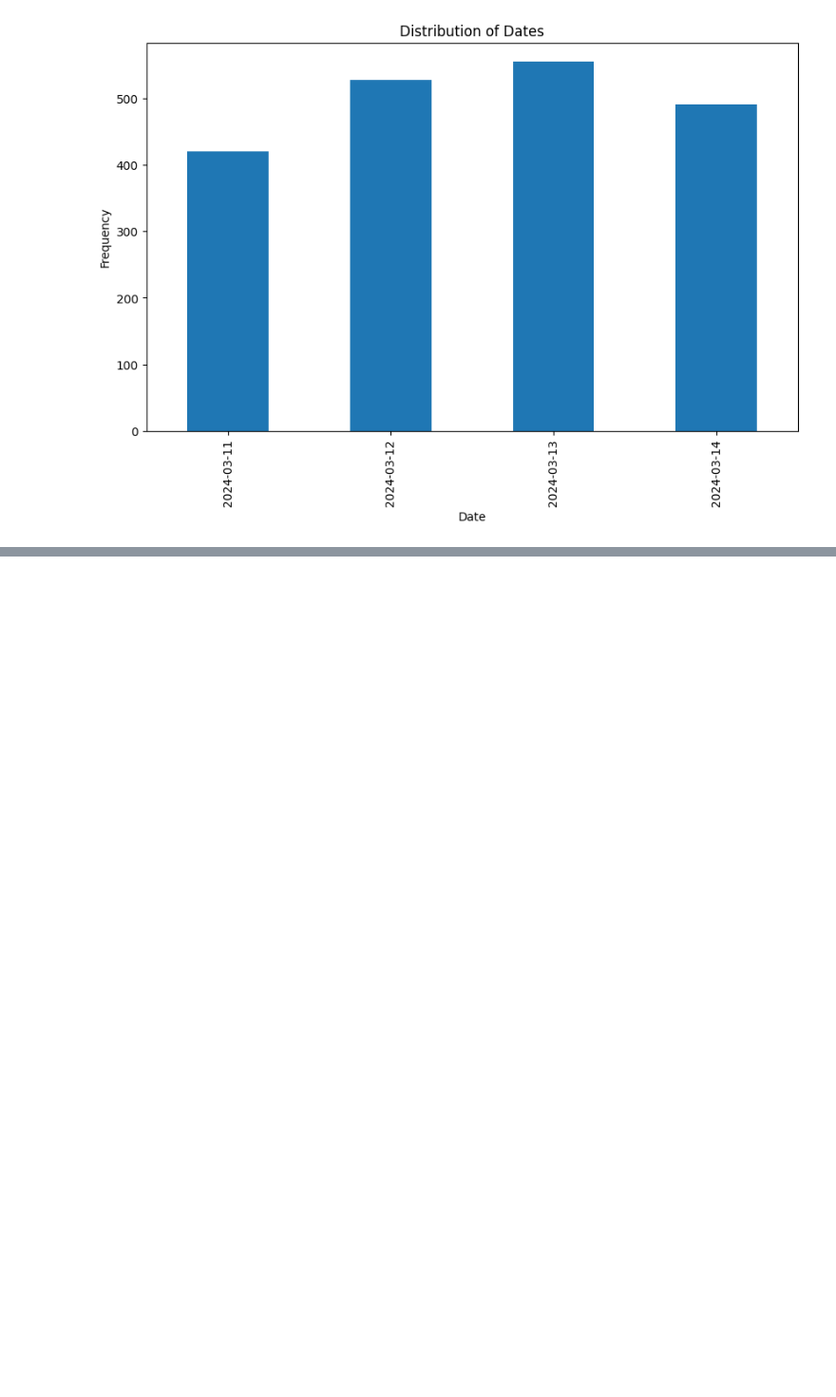
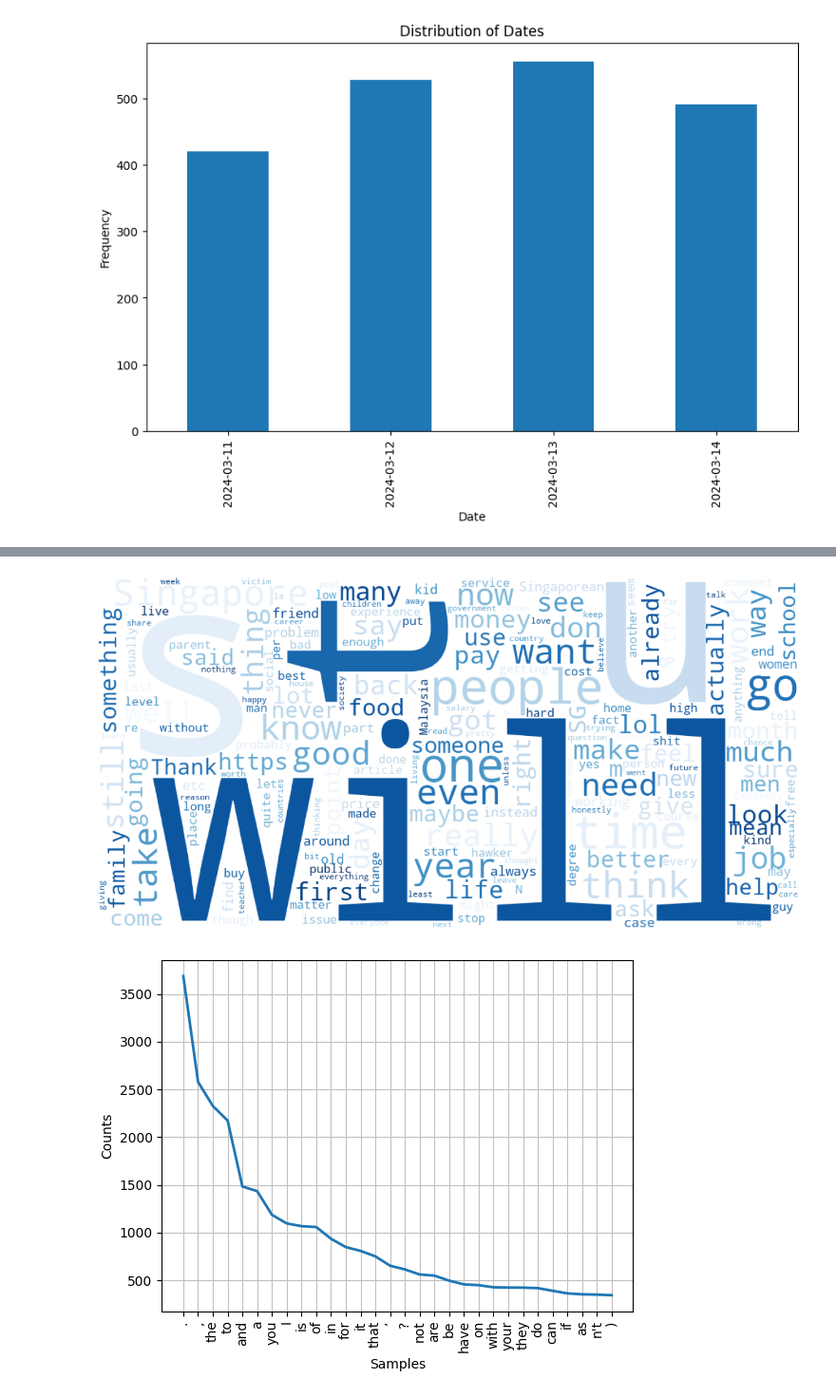
Before and after one commit to wbcmthh42/bead_pyspark, a Jupyter notebook: proj_radical_sparks/EDA/curate_trainset.ipynb, the cells around one changed output, grey strips where cells are left out. Shown at 95% size. Cells and saved outputs as stored; diff of their text form; code cells hidden in the pictures; blank space fills up the shorter version.

```diff
--- a/proj_radical_sparks/EDA/curate_trainset.ipynb
+++ b/proj_radical_sparks/EDA/curate_trainset.ipynb
@@ -326,3 +326,9 @@ def save_to_mysql(env_file_path, df):
         mydb.commit()
 
 save_to_mysql('.env', df_sample)
+# %%
+import pandas as pd
+
+# load data
+df_modelling = pd.read_csv('df_sample_for_modelling.csv', index_col=0)
+df_fullset = pd.read_csv('df_raw_clean.csv')
@@ -328,0 +344,21 @@ save_to_mysql('.env', df_sample)
+# %%
+from wordcloud import WordCloud
+from nltk.probability import FreqDist
+import matplotlib.pyplot as plt
+from nltk.tokenize import word_tokenize
+
+# Generate a word cloud
+wordcloud = WordCloud(collocations=False, background_color='white', colormap='Blues', width = 1000, height = 500).generate(' '.join(df_modelling['body']))
+plt.figure(figsize=(15,8))
+plt.imshow(wordcloud)
+plt.axis("off")
+plt.show()
+
+# Generate a word frequency diagram
+words = word_tokenize(' '.join(df_modelling['body']))
+fdist = FreqDist(words)
+fdist.plot(30,cumulative=False)
+plt.show()
+# %% [output]
+[figure, added]
+[figure, added]
```
Also changed, not shown: parts of 5 cells of this notebook, 2 other files.
